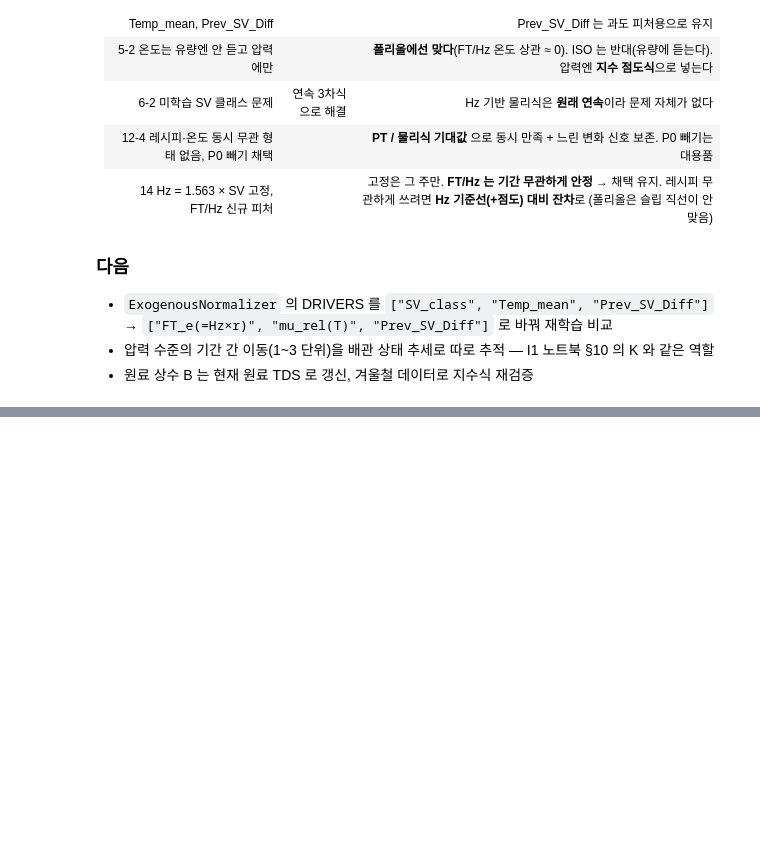
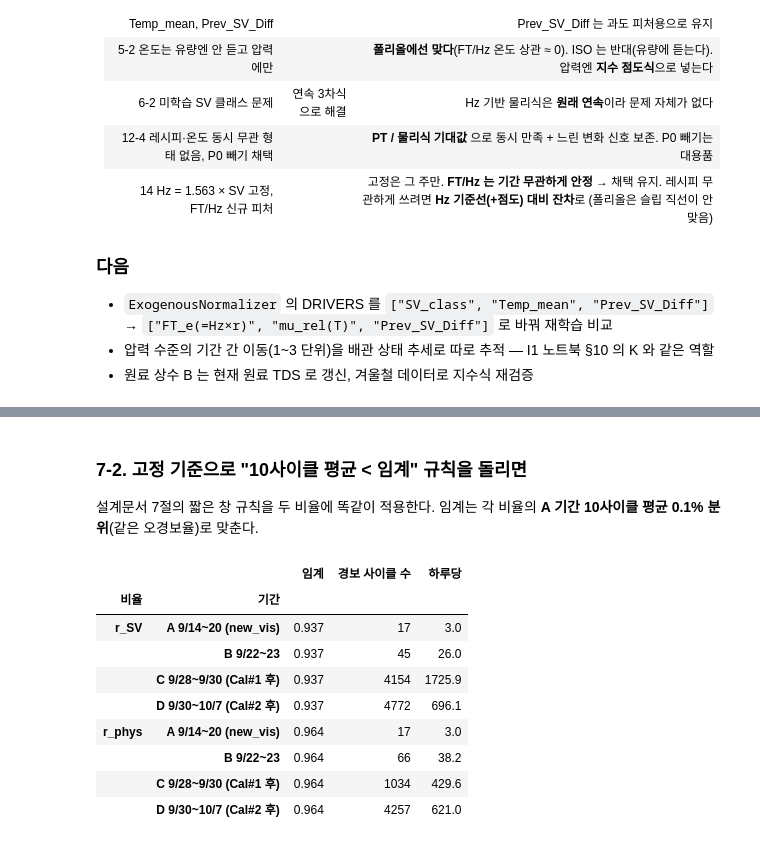
Before and after one commit to JeonJae02/KTA_Train, a Jupyter notebook: now_vis.ipynb, the cells around one changed output, grey strips where cells are left out. Saved outputs shown, nothing was run; the diff lists cells and outputs as text; code cells hidden in the pictures; blank space fills up the shorter version.

```diff
--- a/now_vis.ipynb
+++ b/now_vis.ipynb
@@ -529,0 +701,24 @@ Hz 기준선: 계수 [ 0.628675  0.007826 -0.001695 -0.006894]  — 점도항은
+# %% [markdown]
+### 7-2. 고정 기준으로 "10사이클 평균 < 임계" 규칙을 돌리면
+
+설계문서 7절의 짧은 창 규칙을 두 비율에 똑같이 적용한다. 임계는 각 비율의 **A 기간 10사이클 평균 0.1% 분위**(같은 오경보율)로 맞춘다.
+# %%
+rows = []
+for f in ["r_SV", "r_phys"]:
+    th = A7[f].rolling(10).mean().quantile(0.001)
+    for k, v in PT7.items():
+        days = max((v.t0.max() - v.t0.min()).total_seconds() / 86400, 0.1)
+        n = int((v[f].rolling(10).mean() < th).sum())
+        rows.append({"비율": f, "임계": round(th, 3), "기간": k, "경보 사이클 수": n, "하루당": round(n / days, 1)})
+pd.DataFrame(rows).set_index(["비율", "기간"])
+# %% [output]
+|  |  | 임계 | 경보 사이클 수 | 하루당 |
+| 비율 | 기간 |  |  |  |
+| r_SV | A 9/14~20 (new_vis) | 0.937 | 17 | 3.0 |
+|  | B 9/22~23 | 0.937 | 45 | 26.0 |
+|  | C 9/28~9/30 (Cal#1 후) | 0.937 | 4154 | 1725.9 |
+|  | D 9/30~10/7 (Cal#2 후) | 0.937 | 4772 | 696.1 |
+| r_phys | A 9/14~20 (new_vis) | 0.964 | 17 | 3.0 |
+|  | B 9/22~23 | 0.964 | 66 | 38.2 |
+|  | C 9/28~9/30 (Cal#1 후) | 0.964 | 1034 | 429.6 |
+|  | D 9/30~10/7 (Cal#2 후) | 0.964 | 4257 | 621.0 |
```
Also changed, not shown: parts of 7 cells of this notebook, 3 other files.
